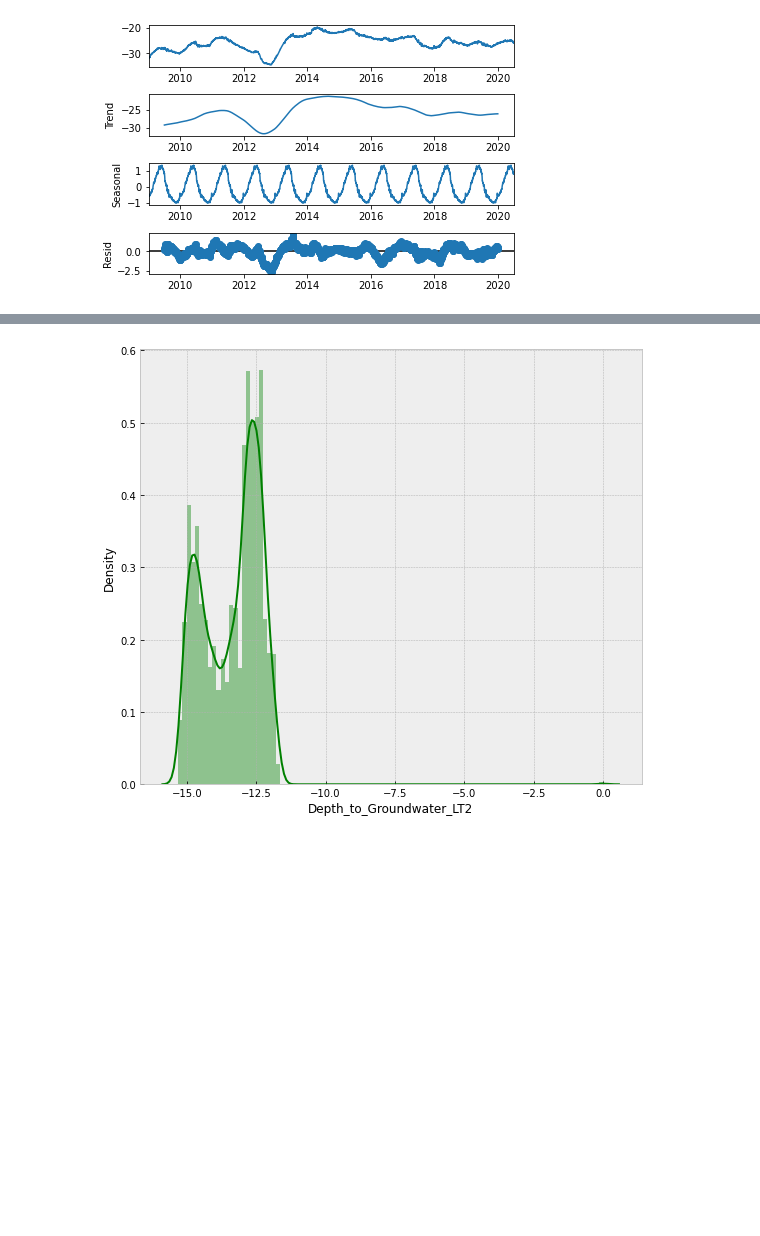
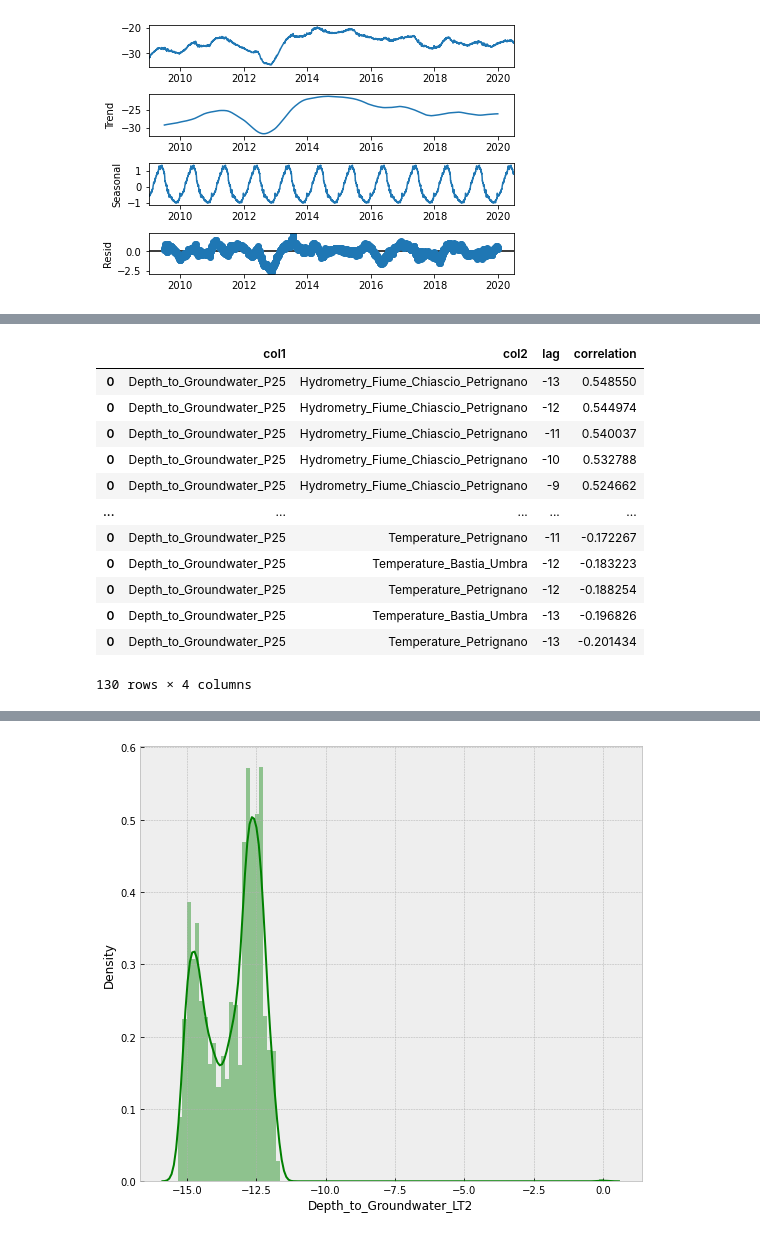
Before and after one commit to msplmansit98/aceawateranalytics, a Jupyter notebook: waterexploration.ipynb, the cells around one changed output, grey strips where cells are left out. Drawn from its saved outputs; the diff is of its cells as text; code cells hidden in the pictures; blank space fills up the shorter version.

```diff
--- a/waterexploration.ipynb
+++ b/waterexploration.ipynb
@@ -329,0 +382,29 @@ result.plot()
+# %%
+corr_week = pd.DataFrame(columns=['col1','col2','lag','correlation'])
+column_names = col_names.drop(labels=[1,2])
+
+for lagging in column_names:
+    for i in range(-13,13):
+        lag = i
+        col1 = col_names[2]
+        col2 = lagging
+        correlation = week_resampled_data[col1].corr(week_resampled_data[col2].shift(-lag))
+        corr_week=corr_week.append(pd.DataFrame({'col1':col1,
+                                                     'col2':col2,
+                                                     'lag':lag,
+                                                     'correlation':correlation},index=[0]))
+corr_week.sort_values(by=['correlation'],ascending=False)
+# %% [output]
+|  | col1 | col2 | lag | correlation |
+| 0 | Depth_to_Groundwater_P25 | Hydrometry_Fiume_Chiascio_Petrignano | -13 | 0.548550 |
+| 0 | Depth_to_Groundwater_P25 | Hydrometry_Fiume_Chiascio_Petrignano | -12 | 0.544974 |
+| 0 | Depth_to_Groundwater_P25 | Hydrometry_Fiume_Chiascio_Petrignano | -11 | 0.540037 |
+| 0 | Depth_to_Groundwater_P25 | Hydrometry_Fiume_Chiascio_Petrignano | -10 | 0.532788 |
+| 0 | Depth_to_Groundwater_P25 | Hydrometry_Fiume_Chiascio_Petrignano | -9 | 0.524662 |
+| ... | ... | ... | ... | ... |
+| 0 | Depth_to_Groundwater_P25 | Temperature_Petrignano | -11 | -0.172267 |
+| 0 | Depth_to_Groundwater_P25 | Temperature_Bastia_Umbra | -12 | -0.183223 |
+| 0 | Depth_to_Groundwater_P25 | Temperature_Petrignano | -12 | -0.188254 |
+| 0 | Depth_to_Groundwater_P25 | Temperature_Bastia_Umbra | -13 | -0.196826 |
+| 0 | Depth_to_Groundwater_P25 | Temperature_Petrignano | -13 | -0.201434 |
+130 rows × 4 columns
```
Also changed, not shown: parts of 19 cells of this notebook, 6 other files.
